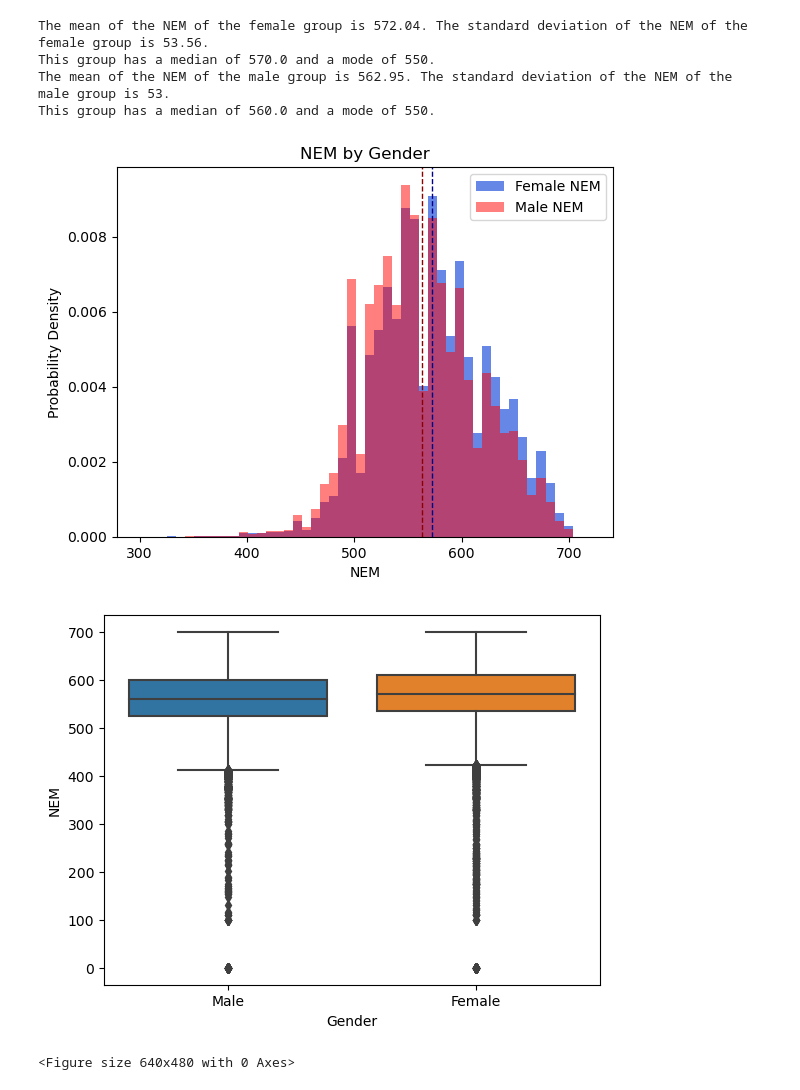
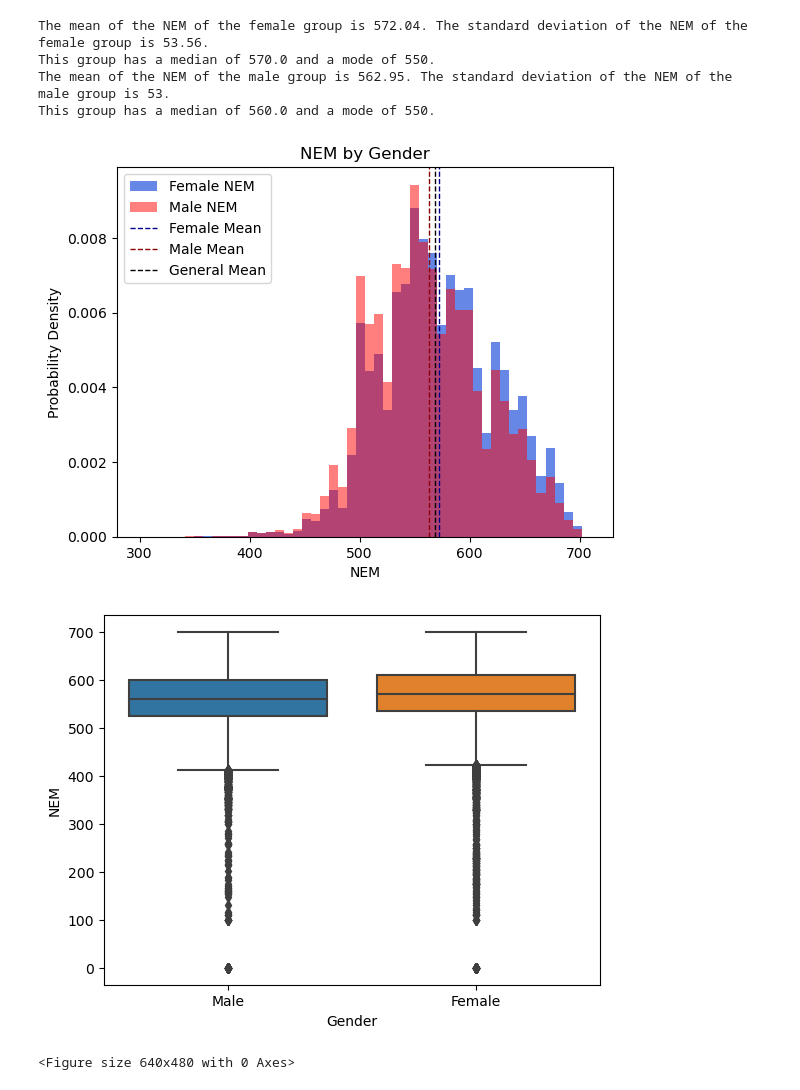
Before and after one commit to Claudio-AhumadaL/Chilean-State-Scholarship-Apllications-Data-2022, a Jupyter notebook: Data_postulacionesBecas_Claudio-AhumadaL.ipynb, the cells around one changed output. Cells and saved outputs as stored; diff of their text form; code cells hidden in the pictures.

```diff
--- a/Data_postulacionesBecas_Claudio-AhumadaL.ipynb
+++ b/Data_postulacionesBecas_Claudio-AhumadaL.ipynb
@@ -71,26 +71,27 @@ The mean of the NEM of the male group is 562.95. The standard deviation of the N
 This group has a median of 560.0 and a mode of 550.
 # %%
 # Histogram of NEM by Gender
-plt.hist(x = students_female["NEM"], alpha=0.8, color="royalblue", density = True, label = "Female NEM", range = [300, 720], bins = 50)
-plt.hist(x = students_male["NEM"], alpha=0.5, color="red", density = True, label ="Male NEM", range = [300, 720], bins = 50)
-plt.axvline(students_female["NEM"].mean(), color='darkblue', linestyle='dashed', linewidth=1)
-plt.axvline(students_male["NEM"].mean(), color='darkred', linestyle='dashed', linewidth=1)
-plt.legend()
+plt.hist(x = students_female["NEM"], alpha=0.8, color="royalblue", density = True, label = "Female NEM", range = [300, 710], bins = 50)
+plt.hist(x = students_male["NEM"], alpha=0.5, color="red", density = True, label ="Male NEM", range = [300, 710], bins = 50)
+plt.axvline(students_female["NEM"].mean(), color='darkblue', linestyle='dashed', linewidth=1, label = "Female Mean")
+plt.axvline(students_male["NEM"].mean(), color='darkred', linestyle='dashed', linewidth=1, label = "Male Mean")
+plt.axvline(data_postulaciones["NEM"].mean(), color='k', linestyle='dashed', linewidth=1, label = "General Mean")
+plt.legend(loc = "upper left")
 plt.xlabel('NEM')
 plt.ylabel('Probability Density')
 plt.title("NEM by Gender")
 plt.show()
 plt.clf()
 
 
 # Boxplot of NEM by Gender
 ax = sns.boxplot(data = data_postulaciones, x= "GENERO", y = "NEM")
 labels = ["Male", "Female"]
 ax.set_xticklabels(labels)
 ax.set(xlabel='Gender')
 plt.show()
 plt.clf()
 # %% [output]
-[figure, old version]
+[figure, new version]
 [figure]
 <Figure size 640x480 with 0 Axes>
```
Also changed, not shown: parts of 4 cells of this notebook.
